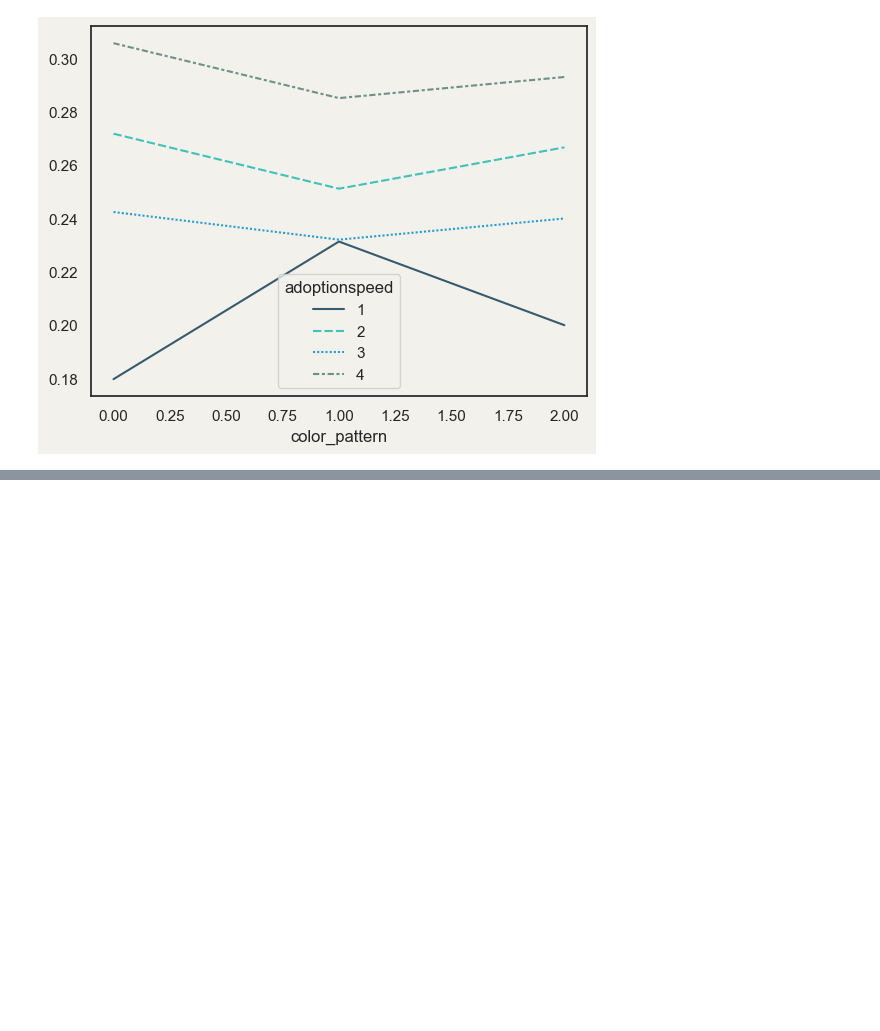
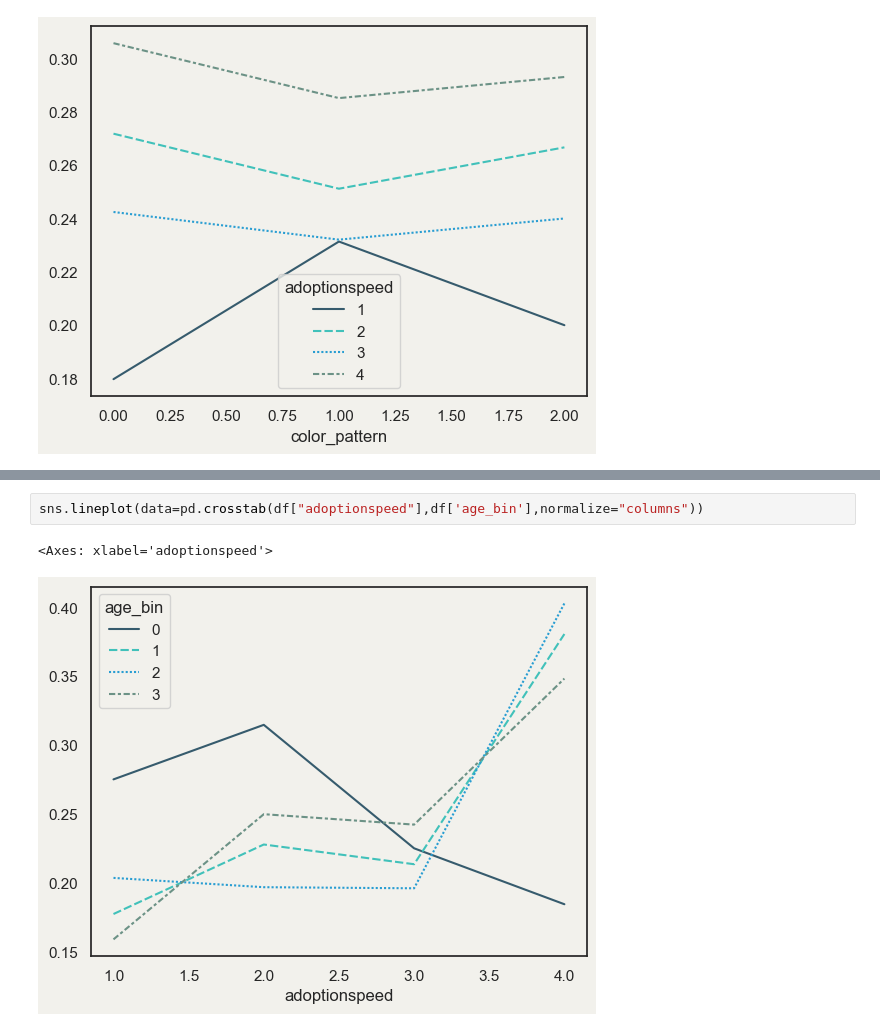
Before and after one commit to LanaCasselmann/ds_capstone_pet_adoptability, a Jupyter notebook: notebooks/deworm_vacc_plot.ipynb, the cells around one changed output, grey strips where cells are left out. Saved outputs shown, nothing was run; the diff lists cells and outputs as text; blank space fills up the shorter version.

Commit message:
add agebin plot

```diff
--- a/notebooks/deworm_vacc_plot.ipynb
+++ b/notebooks/deworm_vacc_plot.ipynb
@@ -248,0 +258,5 @@ sns.lineplot(data=pd.crosstab(df.query('type==0')["color_pattern"],df.query('typ
+# %%
+sns.lineplot(data=pd.crosstab(df["adoptionspeed"],df['age_bin'],normalize="columns"))
+# %% [output]
+<Axes: xlabel='adoptionspeed'>
+[figure, added]
```
Also changed, not shown: parts of 2 cells of this notebook.
